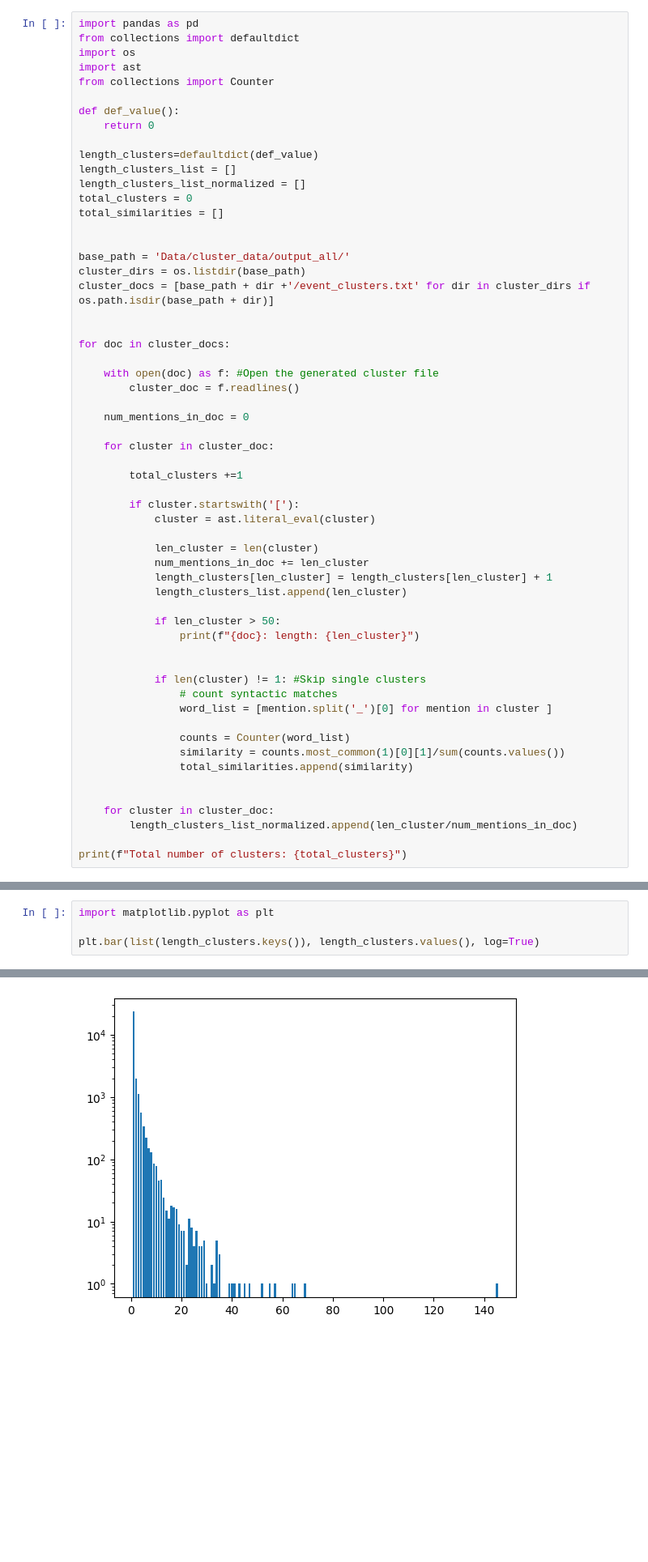
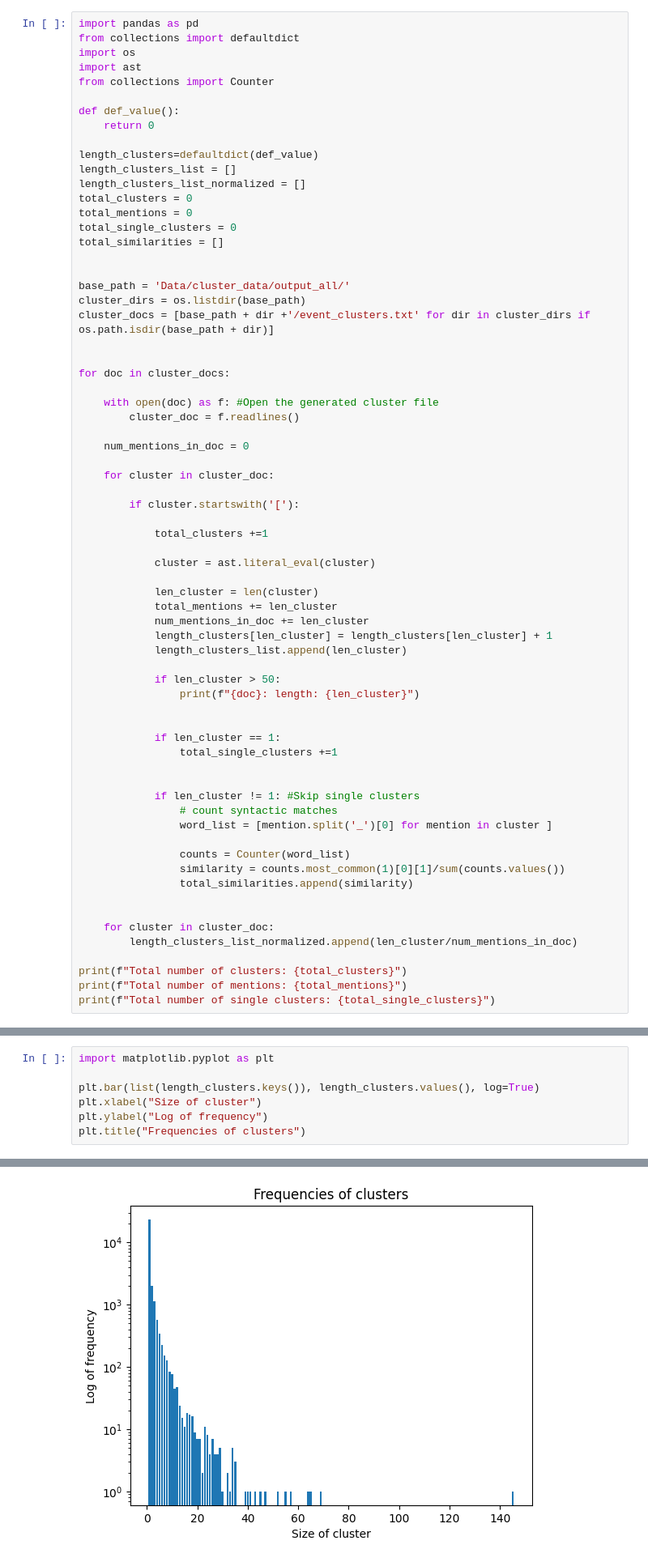
Before and after one commit to ANR-kFLOW/KG2Narrative, a Jupyter notebook: get_statistics.ipynb, the cells around one changed output, grey strips where cells are left out. Shown at 81% size. Saved outputs shown, nothing was run; the diff lists cells and outputs as text; blank space fills up the shorter version.

```diff
--- a/get_statistics.ipynb
+++ b/get_statistics.ipynb
@@ -140,6 +155,8 @@ length_clusters=defaultdict(def_value)
 length_clusters_list = []
 length_clusters_list_normalized = []
 total_clusters = 0
+total_mentions = 0
+total_single_clusters = 0
 total_similarities = []
 
 
@@ -157,12 +174,14 @@ for doc in cluster_docs:
 
     for cluster in cluster_doc:
 
-        total_clusters +=1
+        if cluster.startswith('['):
 
-        if cluster.startswith('['):
+            total_clusters +=1
+
             cluster = ast.literal_eval(cluster)
 
             len_cluster = len(cluster)
+            total_mentions += len_cluster
             num_mentions_in_doc += len_cluster
             length_clusters[len_cluster] = length_clusters[len_cluster] + 1
             length_clusters_list.append(len_cluster)
@@ -171,7 +190,11 @@ for doc in cluster_docs:
                 print(f"{doc}: length: {len_cluster}")
 
 
-            if len(cluster) != 1: #Skip single clusters
+            if len_cluster == 1:
+                total_single_clusters +=1
+
+
+            if len_cluster != 1: #Skip single clusters
                 # count syntactic matches
                 word_list = [mention.split('_')[0] for mention in cluster ]
 
@@ -184,6 +207,8 @@ for doc in cluster_docs:
         length_clusters_list_normalized.append(len_cluster/num_mentions_in_doc)
 
 print(f"Total number of clusters: {total_clusters}")
+print(f"Total number of mentions: {total_mentions}")
+print(f"Total number of single clusters: {total_single_clusters}")
 # %% [output]
 Data/cluster_data/output_all/Q104759345_dataset/event_clusters.txt: length: 69
 Data/cluster_data/output_all/Q105082586_dataset/event_clusters.txt: length: 64
@@ -209,4 +236,7 @@ dtype: float64
 import matplotlib.pyplot as plt
 
 plt.bar(list(length_clusters.keys()), length_clusters.values(), log=True)
+plt.xlabel("Size of cluster")
+plt.ylabel("Log of frequency")
+plt.title("Frequencies of clusters")
 # %% [output]
@@ -214,4 +244,4 @@ plt.bar(list(length_clusters.keys()), length_clusters.values(), log=True)
-[figure, old version]
+[figure, new version]
 # %%
 #Normalized by the number of mentions within a document
 plt.hist(length_clusters_list_normalized, bins=20, log=True)
```
Also changed, not shown: parts of 9 cells of this notebook, 2 other files.
